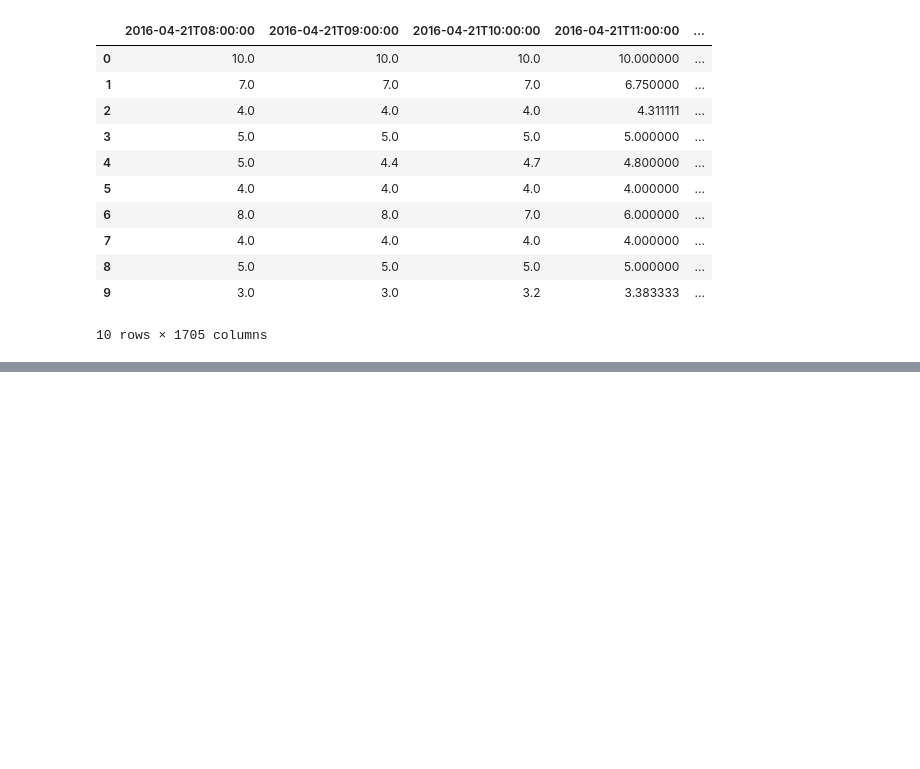
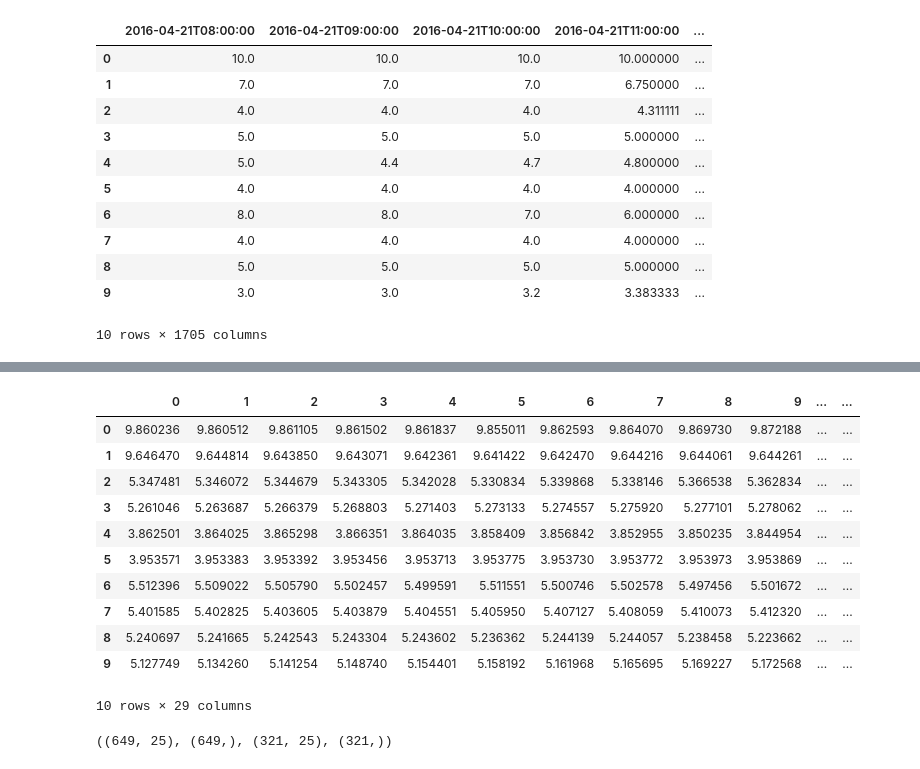
Before and after one commit to Velobike2016fkn/urbica, a Jupyter notebook: FeatureProcessing.ipynb, the cells around one changed output, grey strips where cells are left out. Drawn from its saved outputs; the diff is of its cells as text; code cells hidden in the pictures; blank space fills up the shorter version.

```diff
--- a/FeatureProcessing.ipynb
+++ b/FeatureProcessing.ipynb
@@ -97,0 +174,4 @@ dat.head(10)
+# %%
+data['id_station'] = data['id_station'].apply(lambda x : int(x))
+del data['sub_dist']
+data.head(5)
@@ -97,0 +186,34 @@ dat.head(10)
+# %%
+data_2 = data
+# %%
+with open('./VeloPosition.json') as f:
+    velo_pos_data = json.load(f)
+lon_lst, lat_lst = [None] * 485, [None] * 485
+velo_pos_data = velo_pos_data['Items']
+for single_velo_pos in velo_pos_data:
+    lon = single_velo_pos['Position']['Lon']
+    lat = single_velo_pos['Position']['Lat']
+    velo_id = single_velo_pos['Id']
+    lon_lst[int(velo_id)-1] = lon
+    lat_lst[int(velo_id)-1] = lat
+
+lon_lst = list(itertools.chain.from_iterable([(i, i) for i in lon_lst]))
+lat_lst = list(itertools.chain.from_iterable([(i, i) for i in lat_lst]))
+# %%
+data_2['lon'] = lon_lst
+data_2['lat'] = lat_lst
+# %%
+data_2.head(10)
+# %% [output]
+|  | 0 | 1 | 2 | 3 | 4 | 5 | 6 | 7 | 8 | 9 | ... | ... |
+| 0 | 9.860236 | 9.860512 | 9.861105 | 9.861502 | 9.861837 | 9.855011 | 9.862593 | 9.864070 | 9.869730 | 9.872188 | ... | ... |
+| 1 | 9.646470 | 9.644814 | 9.643850 | 9.643071 | 9.642361 | 9.641422 | 9.642470 | 9.644216 | 9.644061 | 9.644261 | ... | ... |
+| 2 | 5.347481 | 5.346072 | 5.344679 | 5.343305 | 5.342028 | 5.330834 | 5.339868 | 5.338146 | 5.366538 | 5.362834 | ... | ... |
+| 3 | 5.261046 | 5.263687 | 5.266379 | 5.268803 | 5.271403 | 5.273133 | 5.274557 | 5.275920 | 5.277101 | 5.278062 | ... | ... |
+| 4 | 3.862501 | 3.864025 | 3.865298 | 3.866351 | 3.864035 | 3.858409 | 3.856842 | 3.852955 | 3.850235 | 3.844954 | ... | ... |
+| 5 | 3.953571 | 3.953383 | 3.953392 | 3.953456 | 3.953713 | 3.953775 | 3.953730 | 3.953772 | 3.953973 | 3.953869 | ... | ... |
+| 6 | 5.512396 | 5.509022 | 5.505790 | 5.502457 | 5.499591 | 5.511551 | 5.500746 | 5.502578 | 5.497456 | 5.501672 | ... | ... |
+| 7 | 5.401585 | 5.402825 | 5.403605 | 5.403879 | 5.404551 | 5.405950 | 5.407127 | 5.408059 | 5.410073 | 5.412320 | ... | ... |
+| 8 | 5.240697 | 5.241665 | 5.242543 | 5.243304 | 5.243602 | 5.236362 | 5.244139 | 5.244057 | 5.238458 | 5.223662 | ... | ... |
+| 9 | 5.127749 | 5.134260 | 5.141254 | 5.148740 | 5.154401 | 5.158192 | 5.161968 | 5.165695 | 5.169227 | 5.172568 | ... | ... |
+10 rows × 29 columns
@@ -97,0 +232,4 @@ dat.head(10)
+# %%
+X_train.shape, y_train.shape, X_test.shape, y_test.shape
+# %% [output]
+((649, 25), (649,), (321, 25), (321,))
```
Also changed, not shown: parts of 16 cells of this notebook.
